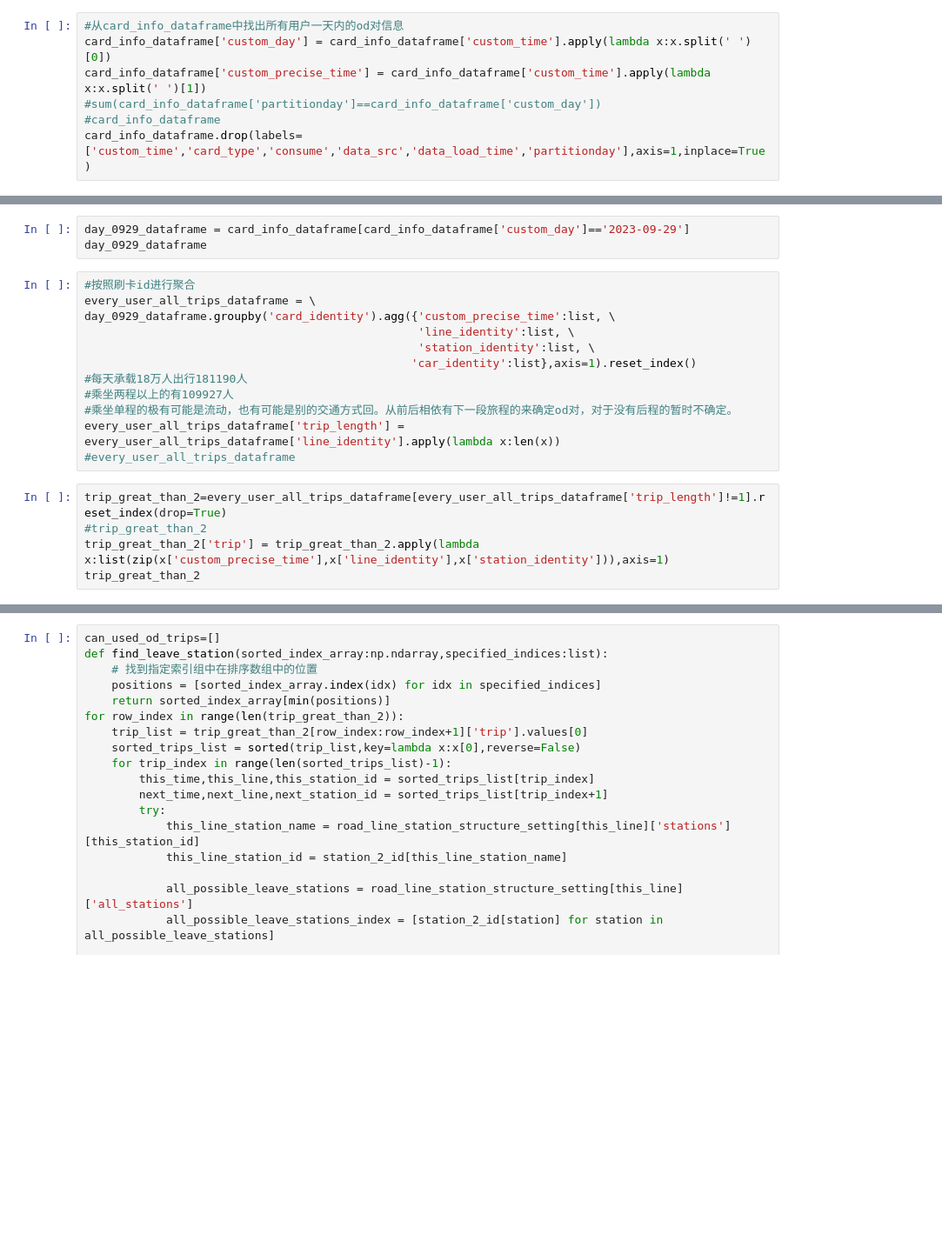
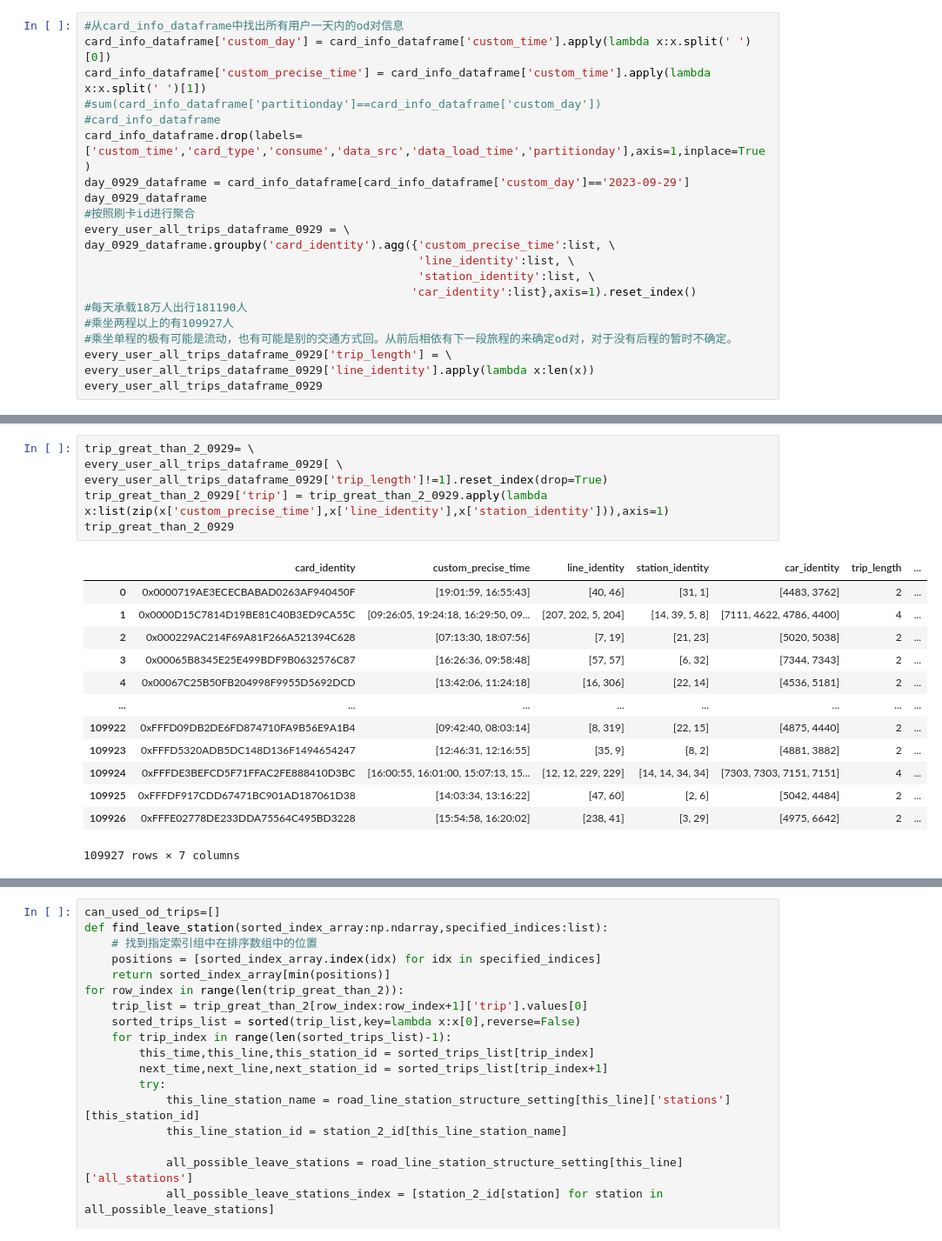
Before and after one commit to xmu-hph/mybus_cor, a Jupyter notebook: od_pairs.ipynb, the cells around one changed output, grey strips where cells are left out. Shown at 87% size. Cells and saved outputs as stored; diff of their text form; blank space fills up the shorter version.

```diff
--- a/od_pairs.ipynb
+++ b/od_pairs.ipynb
@@ -56,3 +74,17 @@ card_info_dataframe['custom_precise_time'] = card_info_dataframe['custom_time'].
 #sum(card_info_dataframe['partitionday']==card_info_dataframe['custom_day'])
 #card_info_dataframe
 card_info_dataframe.drop(labels=['custom_time','card_type','consume','data_src','data_load_time','partitionday'],axis=1,inplace=True)
+day_0929_dataframe = card_info_dataframe[card_info_dataframe['custom_day']=='2023-09-29']
+day_0929_dataframe
+#按照刷卡id进行聚合
+every_user_all_trips_dataframe_0929 = \
+day_0929_dataframe.groupby('card_identity').agg({'custom_precise_time':list, \
+                                                 'line_identity':list, \
+                                                 'station_identity':list, \
+                                                'car_identity':list},axis=1).reset_index()
+#每天承载18万人出行181190人
+#乘坐两程以上的有109927人
+#乘坐单程的极有可能是流动，也有可能是别的交通方式回。从前后相依有下一段旅程的来确定od对，对于没有后程的暂时不确定。
+every_user_all_trips_dataframe_0929['trip_length'] = \
+every_user_all_trips_dataframe_0929['line_identity'].apply(lambda x:len(x))
+every_user_all_trips_dataframe_0929
@@ -59,20 +105,20 @@ card_info_dataframe.drop(labels=['custom_time','card_type','consume','data_src',
-# %%
-day_0929_dataframe = card_info_dataframe[card_info_dataframe['custom_day']=='2023-09-29']
-day_0929_dataframe
-# %%
-#按照刷卡id进行聚合
-every_user_all_trips_dataframe = \
-day_0929_dataframe.groupby('card_identity').agg({'custom_precise_time':list, \
-                                                 'line_identity':list, \
-                                                 'station_identity':list, \
-                                                'car_identity':list},axis=1).reset_index()
-#每天承载18万人出行181190人
-#乘坐两程以上的有109927人
-#乘坐单程的极有可能是流动，也有可能是别的交通方式回。从前后相依有下一段旅程的来确定od对，对于没有后程的暂时不确定。
-every_user_all_trips_dataframe['trip_length'] = every_user_all_trips_dataframe['line_identity'].apply(lambda x:len(x))
-#every_user_all_trips_dataframe
 # %%
-trip_great_than_2=every_user_all_trips_dataframe[every_user_all_trips_dataframe['trip_length']!=1].reset_index(drop=True)
-#trip_great_than_2
-trip_great_than_2['trip'] = trip_great_than_2.apply(lambda x:list(zip(x['custom_precise_time'],x['line_identity'],x['station_identity'])),axis=1)
-trip_great_than_2
+trip_great_than_2_0929= \
+every_user_all_trips_dataframe_0929[ \
+every_user_all_trips_dataframe_0929['trip_length']!=1].reset_index(drop=True)
+trip_great_than_2_0929['trip'] = trip_great_than_2_0929.apply(lambda x:list(zip(x['custom_precise_time'],x['line_identity'],x['station_identity'])),axis=1)
+trip_great_than_2_0929
+# %% [output]
+|  | card_identity | custom_precise_time | line_identity | station_identity | car_identity | trip_length | ... |
+| 0 | 0x0000719AE3ECECBABAD0263AF940450F | [19:01:59, 16:55:43] | [40, 46] | [31, 1] | [4483, 3762] | 2 | ... |
+| 1 | 0x0000D15C7814D19BE81C40B3ED9CA55C | [09:26:05, 19:24:18, 16:29:50, 09... | [207, 202, 5, 204] | [14, 39, 5, 8] | [7111, 4622, 4786, 4400] | 4 | ... |
+| 2 | 0x000229AC214F69A81F266A521394C628 | [07:13:30, 18:07:56] | [7, 19] | [21, 23] | [5020, 5038] | 2 | ... |
+| 3 | 0x00065B8345E25E499BDF9B0632576C87 | [16:26:36, 09:58:48] | [57, 57] | [6, 32] | [7344, 7343] | 2 | ... |
+| 4 | 0x00067C25B50FB204998F9955D5692DCD | [13:42:06, 11:24:18] | [16, 306] | [22, 14] | [4536, 5181] | 2 | ... |
+| ... | ... | ... | ... | ... | ... | ... | ... |
+| 109922 | 0xFFFD09DB2DE6FD874710FA9B56E9A1B4 | [09:42:40, 08:03:14] | [8, 319] | [22, 15] | [4875, 4440] | 2 | ... |
+| 109923 | 0xFFFD5320ADB5DC148D136F1494654247 | [12:46:31, 12:16:55] | [35, 9] | [8, 2] | [4881, 3882] | 2 | ... |
+| 109924 | 0xFFFDE3BEFCD5F71FFAC2FE888410D3BC | [16:00:55, 16:01:00, 15:07:13, 15... | [12, 12, 229, 229] | [14, 14, 34, 34] | [7303, 7303, 7151, 7151] | 4 | ... |
+| 109925 | 0xFFFDF917CDD67471BC901AD187061D38 | [14:03:34, 13:16:22] | [47, 60] | [2, 6] | [5042, 4484] | 2 | ... |
+| 109926 | 0xFFFE02778DE233DDA75564C495BD3228 | [15:54:58, 16:20:02] | [238, 41] | [3, 29] | [4975, 6642] | 2 | ... |
+109927 rows × 7 columns
```
Also changed, not shown: parts of 26 cells of this notebook, 43 other files.
